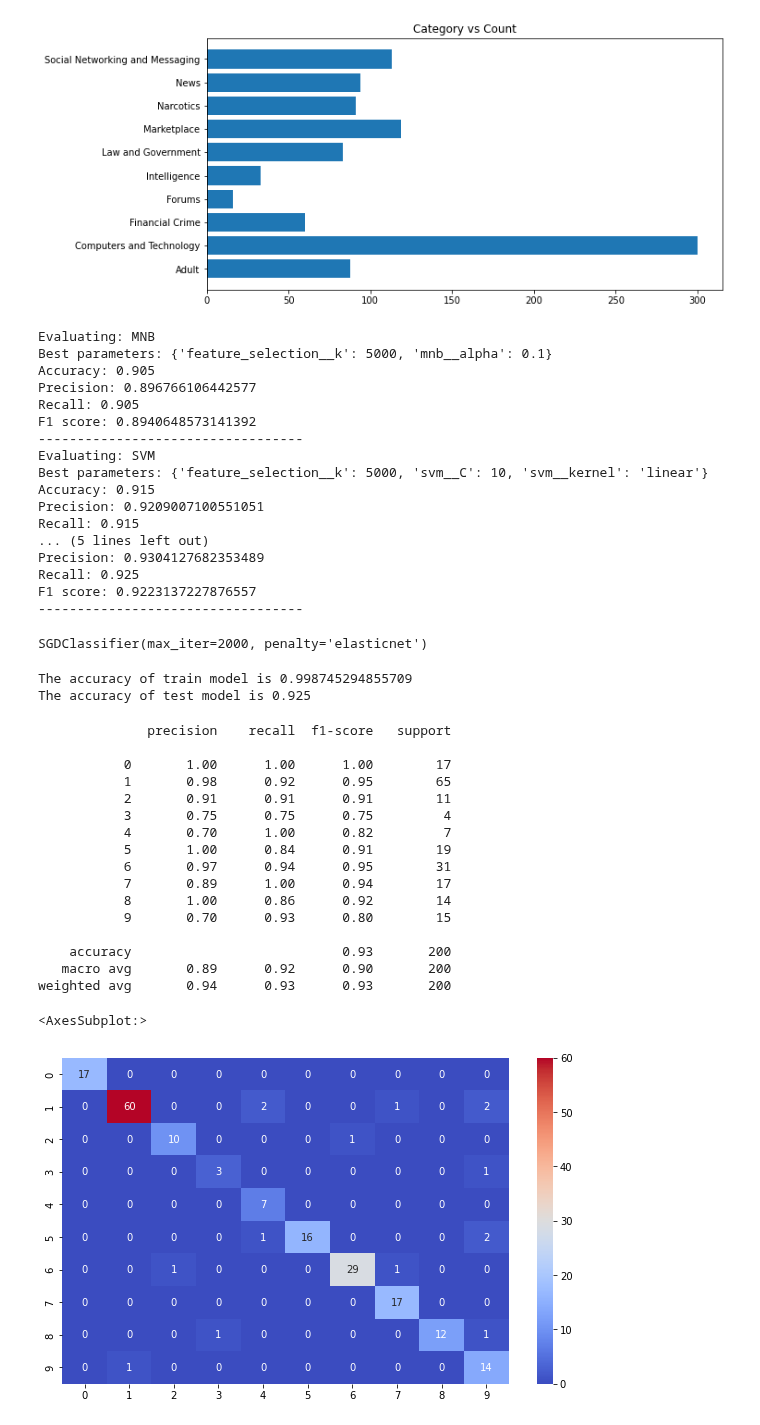
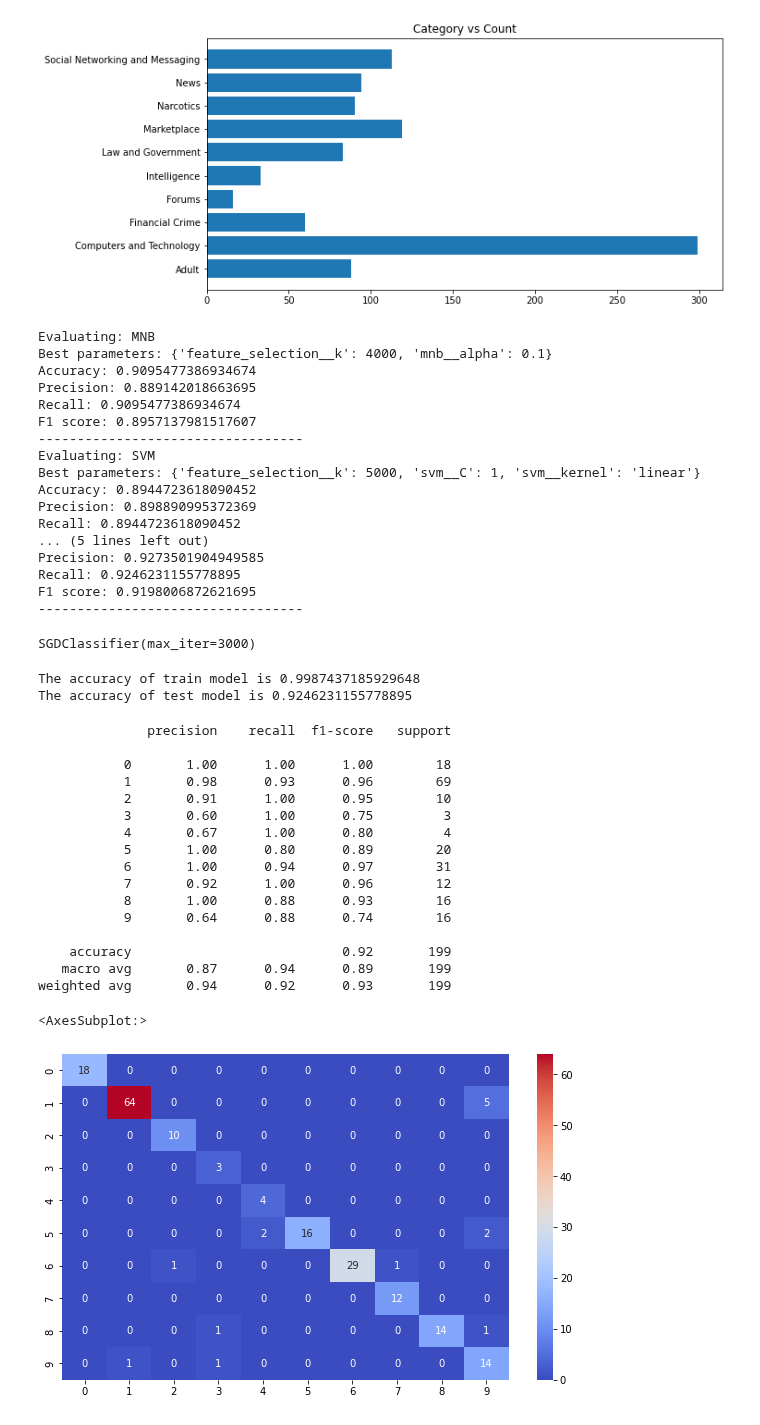
Before and after one commit to Shreyas-hacker/Webpages, a Jupyter notebook: model_MNB/SImple.ipynb, the cells around one changed output. Cells and saved outputs as stored; diff of their text form; code cells hidden in the pictures.

Commit message:
new root model

```diff
--- a/model_MNB/SImple.ipynb
+++ b/model_MNB/SImple.ipynb
@@ -109,7 +109,7 @@ df['cleaned_website_text'] = df['cleaned_website_text'].apply(lambda x: re.sub(r
 df['cleaned_website_text'] = df['cleaned_website_text'].apply(lambda x: re.sub(r'\s+',' ',x))
 df['cleaned_website_text'] = df['cleaned_website_text'].apply(lambda x: word_tokenize(x))
 df['cleaned_website_text'] = df['cleaned_website_text'].apply(lambda x: [word for word in x if word not in stop_words])
-df['cleaned_website_text'] = df['cleaned_website_text'].apply(lambda x: [word for word in x if len(word)>3])
+df['cleaned_website_text'] = df['cleaned_website_text'].apply(lambda x: [word for word in x if len(word)>2])
 df['cleaned_website_text'] = df['cleaned_website_text'].apply(lambda x: lemmatize_words(x))
 # df['cleaned_website_text'] = df['cleaned_website_text'].apply(lambda x: [lem.lemmatize(word) for word in x])
 df['cleaned_website_text'] = df['cleaned_website_text'].apply(lambda x: ' '.join(x))
@@ -214,25 +214,25 @@ for model_name, model_data in models.items():
     print("----------------------------------")
 # %% [output]
 Evaluating: MNB
-Best parameters: {'feature_selection__k': 5000, 'mnb__alpha': 0.1}
-Accuracy: 0.905
-Precision: 0.896766106442577
-Recall: 0.905
-F1 score: 0.8940648573141392
+Best parameters: {'feature_selection__k': 4000, 'mnb__alpha': 0.1}
+Accuracy: 0.9095477386934674
+Precision: 0.889142018663695
+Recall: 0.9095477386934674
+F1 score: 0.8957137981517607
 ----------------------------------
 Evaluating: SVM
-Best parameters: {'feature_selection__k': 5000, 'svm__C': 10, 'svm__kernel': 'linear'}
-Accuracy: 0.915
-Precision: 0.9209007100551051
-Recall: 0.915
+Best parameters: {'feature_selection__k': 5000, 'svm__C': 1, 'svm__kernel': 'linear'}
+Accuracy: 0.8944723618090452
+Precision: 0.898890995372369
+Recall: 0.8944723618090452
 ... (5 lines left out)
-Precision: 0.9304127682353489
-Recall: 0.925
-F1 score: 0.9223137227876557
+Precision: 0.9273501904949585
+Recall: 0.9246231155778895
+F1 score: 0.9198006872621695
 ----------------------------------
 # %%
 from sklearn.feature_selection import chi2
-k = 5000
+k = 4000
 chi2_selector = SelectKBest(score_func=chi2, k=k)
 
 X_train_selected = chi2_selector.fit_transform(tf_id_train, y_train)
@@ -240,45 +240,45 @@ X_test_selected = chi2_selector.transform(tf_id_test)
 # %%
 # model = MultinomialNB(alpha=0.1)
 # model = SVC(C=10, kernel='linear')
-model = SGDClassifier(alpha=0.0001,max_iter=2000, penalty='elasticnet')
+model = SGDClassifier(alpha=0.0001,max_iter=3000, penalty='l2')
 model.fit(X_train_selected,y_train)
 # %% [output]
-SGDClassifier(max_iter=2000, penalty='elasticnet')
+SGDClassifier(max_iter=3000)
 # %%
 import sklearn.metrics as sm
 
-y_pred = model.predict(tf_id_test)
-print(f'The accuracy of train model is {sm.accuracy_score(y_train,model.predict(tf_id_train))}')
+y_pred = model.predict(X_test_selected)
+print(f'The accuracy of train model is {sm.accuracy_score(y_train,model.predict(X_train_selected))}')
 print(f'The accuracy of test model is {sm.accuracy_score(y_test,y_pred)}')
 # %% [output]
-The accuracy of train model is 0.998745294855709
-The accuracy of test model is 0.925
+The accuracy of train model is 0.9987437185929648
+The accuracy of test model is 0.9246231155778895
 # %%
 import seaborn as sns
 from sklearn.metrics import confusion_matrix,classification_report
 
 plt.figure(figsize=(10,6))
-predictions = model.predict(tf_id_test)
+predictions = model.predict(X_test_selected)
 print(classification_report(predictions,y_test))
 sns.heatmap(confusion_matrix(predictions,y_test),cmap='coolwarm',annot=True)
 # %% [output]
               precision    recall  f1-score   support
 
-           0       1.00      1.00      1.00        17
-           1       0.98      0.92      0.95        65
-           2       0.91      0.91      0.91        11
-           3       0.75      0.75      0.75         4
-           4       0.70      1.00      0.82         7
-           5       1.00      0.84      0.91        19
-           6       0.97      0.94      0.95        31
-           7       0.89      1.00      0.94        17
-           8       1.00      0.86      0.92        14
-           9       0.70      0.93      0.80        15
+           0       1.00      1.00      1.00        18
+           1       0.98      0.93      0.96        69
+           2       0.91      1.00      0.95        10
+           3       0.60      1.00      0.75         3
+           4       0.67      1.00      0.80         4
+           5       1.00      0.80      0.89        20
+           6       1.00      0.94      0.97        31
+           7       0.92      1.00      0.96        12
+           8       1.00      0.88      0.93        16
+           9       0.64      0.88      0.74        16
 
-    accuracy                           0.93       200
-   macro avg       0.89      0.92      0.90       200
-weighted avg       0.94      0.93      0.93       200
+    accuracy                           0.92       199
+   macro avg       0.87      0.94      0.89       199
+weighted avg       0.94      0.92      0.93       199
 <AxesSubplot:>
-[figure, old version]
+[figure, new version]
 # %%
 pd.set_option('display.max_rows', None)
```
Also changed, not shown: parts of 6 cells of this notebook, 6 other files.
